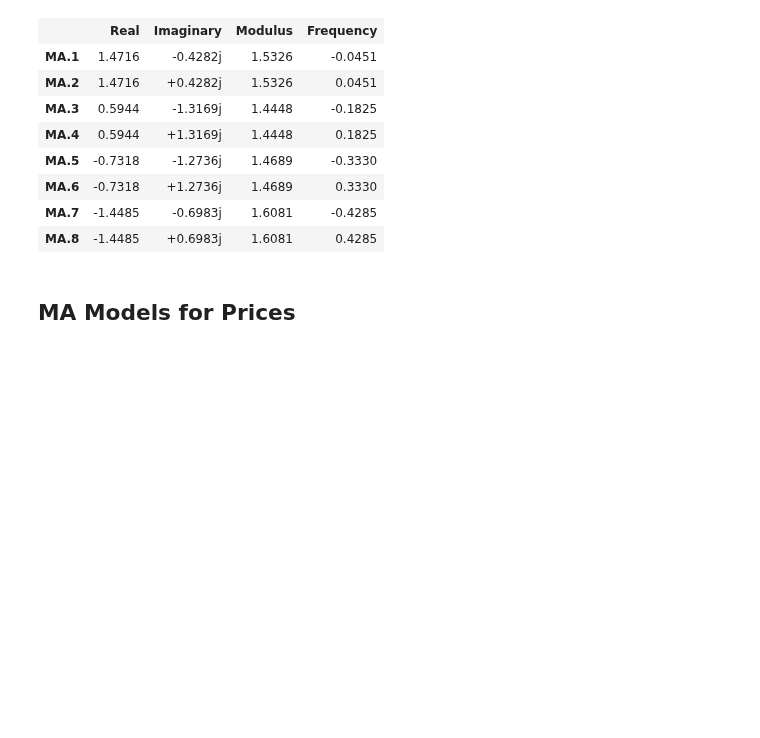
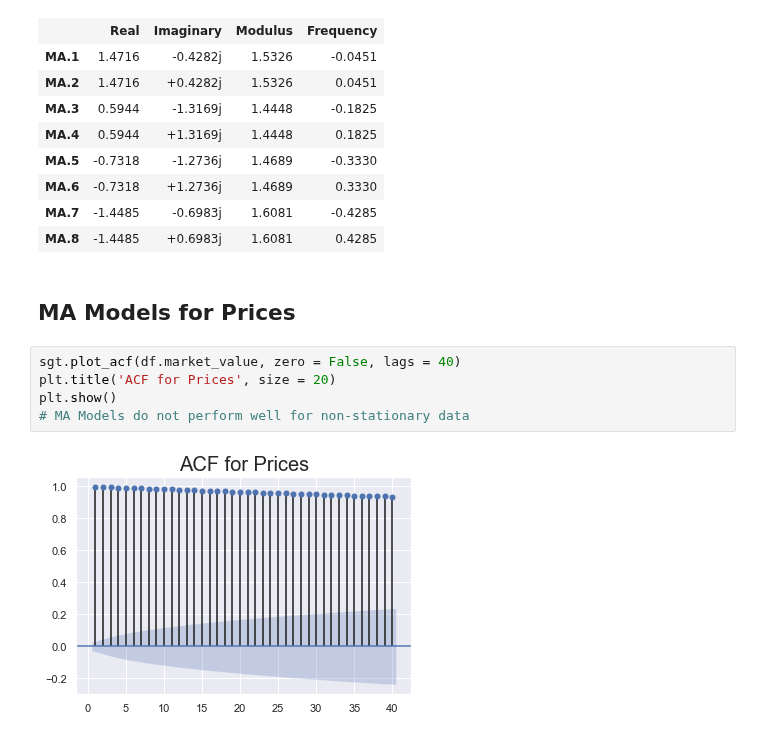
Before and after one commit to pauloteixeirajr/time-series-python, a Jupyter notebook: The Moving Average (MA) Model.ipynb, the cells around one changed output. Drawn from its saved outputs; the diff is of its cells as text; blank space fills up the shorter version.

```diff
--- a/The Moving Average (MA) Model.ipynb
+++ b/The Moving Average (MA) Model.ipynb
@@ -346,3 +346,10 @@ Roots
 | MA.8 | -1.4485 | +0.6983j | 1.6081 | 0.4285 |
 # %% [markdown]
 ## MA Models for Prices
+# %%
+sgt.plot_acf(df.market_value, zero = False, lags = 40)
+plt.title('ACF for Prices', size = 20)
+plt.show()
+# MA Models do not perform well for non-stationary data
+# %% [output]
+[figure, added]
```
